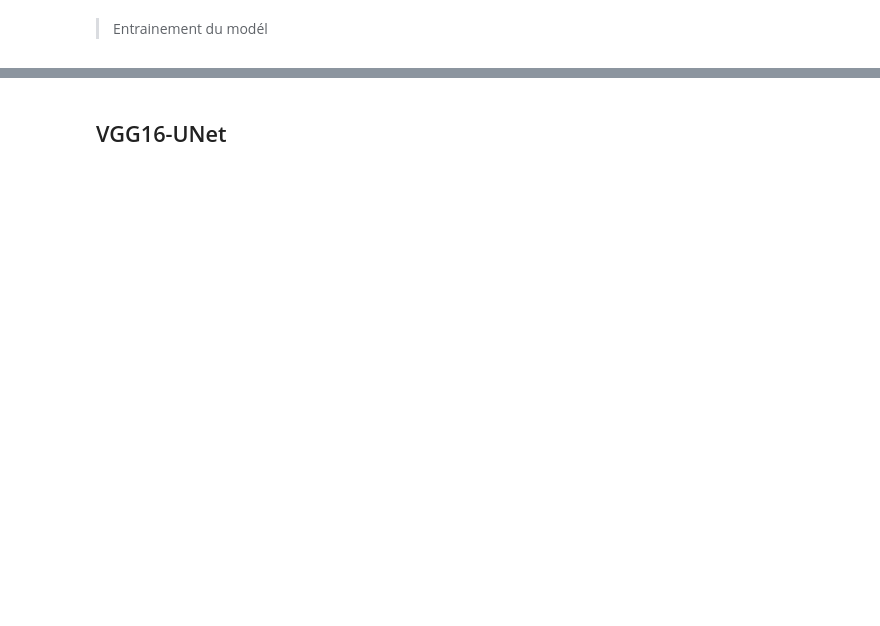
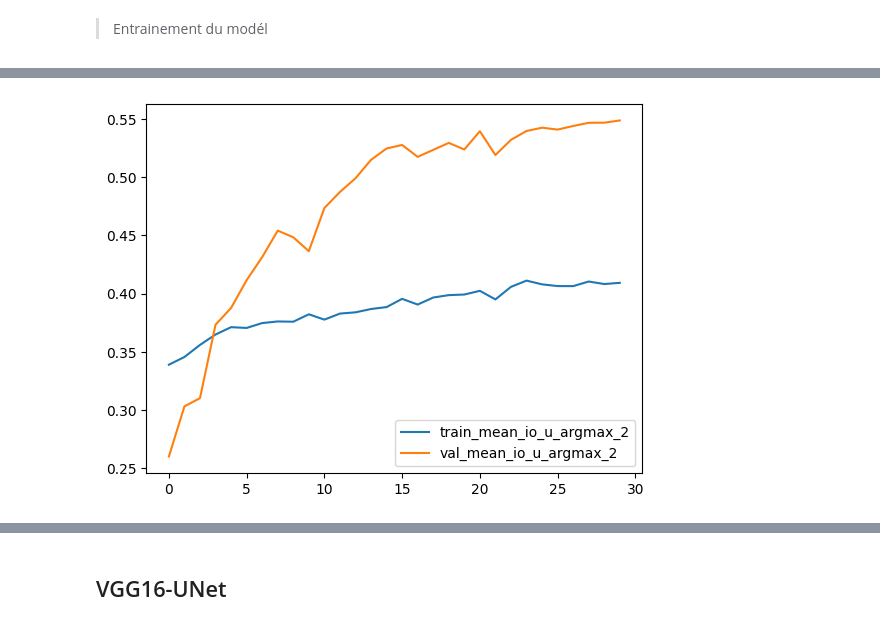
Before and after one commit to amadousysada/image-segmentation, a Jupyter notebook: p8_01_exploration_and_features_extraction.ipynb, the cells around one changed output, grey strips where cells are left out. Drawn from its saved outputs; the diff is of its cells as text; code cells hidden in the pictures; blank space fills up the shorter version.

```diff
--- a/p8_01_exploration_and_features_extraction.ipynb
+++ b/p8_01_exploration_and_features_extraction.ipynb
@@ -698,0 +745,7 @@ ValueError: Arguments `target` and `output` must have the same shape up until th
+# %%
+plt.plot(hist.history['mean_io_u_argmax_2'], label='train_mean_io_u_argmax_2')
+plt.plot(hist.history['val_mean_io_u_argmax_2'], label='val_mean_io_u_argmax_2')
+plt.legend()
+plt.show()
+# %% [output]
+[figure, added]
```
Also changed, not shown: parts of 17 cells of this notebook.
